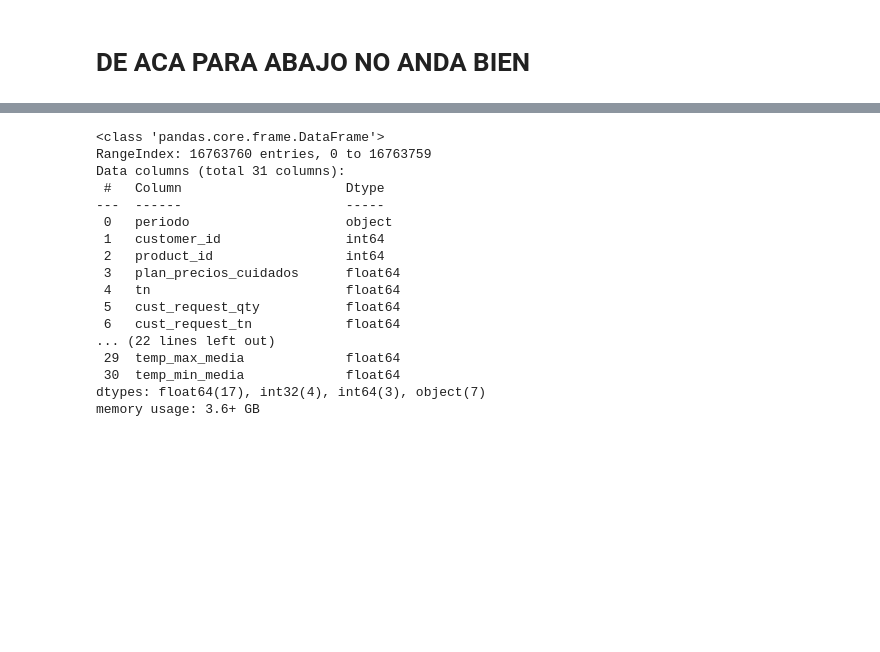
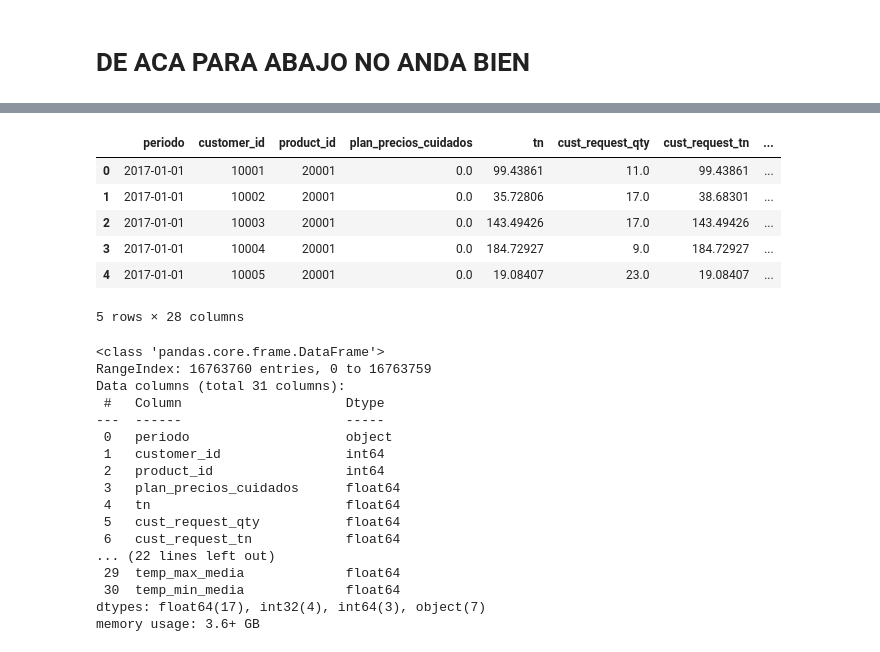
Before and after one commit to leonardoheis/lab3, a Jupyter notebook: notebooks/join_sell-in.ipynb, the cells around one changed output, grey strips where cells are left out. Cells and saved outputs as stored; diff of their text form; code cells hidden in the pictures; blank space fills up the shorter version.

Commit message:
changes in main eda for sell in

```diff
--- a/notebooks/join_sell-in.ipynb
+++ b/notebooks/join_sell-in.ipynb
@@ -560,3 +569,13 @@ memory usage: 2.0+ KB
+# %%
+sell_in_featured1.head()
+# %% [output]
+|  | periodo | customer_id | product_id | plan_precios_cuidados | tn | cust_request_qty | cust_request_tn | ... |
+| 0 | 2017-01-01 | 10001 | 20001 | 0.0 | 99.43861 | 11.0 | 99.43861 | ... |
+| 1 | 2017-01-01 | 10002 | 20001 | 0.0 | 35.72806 | 17.0 | 38.68301 | ... |
+| 2 | 2017-01-01 | 10003 | 20001 | 0.0 | 143.49426 | 17.0 | 143.49426 | ... |
+| 3 | 2017-01-01 | 10004 | 20001 | 0.0 | 184.72927 | 9.0 | 184.72927 | ... |
+| 4 | 2017-01-01 | 10005 | 20001 | 0.0 | 19.08407 | 23.0 | 19.08407 | ... |
+5 rows × 28 columns
 # %%
 # Si querés todas las temperaturas:
 sell_in_featured1 = sell_in_featured1.merge(
```
Also changed, not shown: parts of 8 cells of this notebook.
